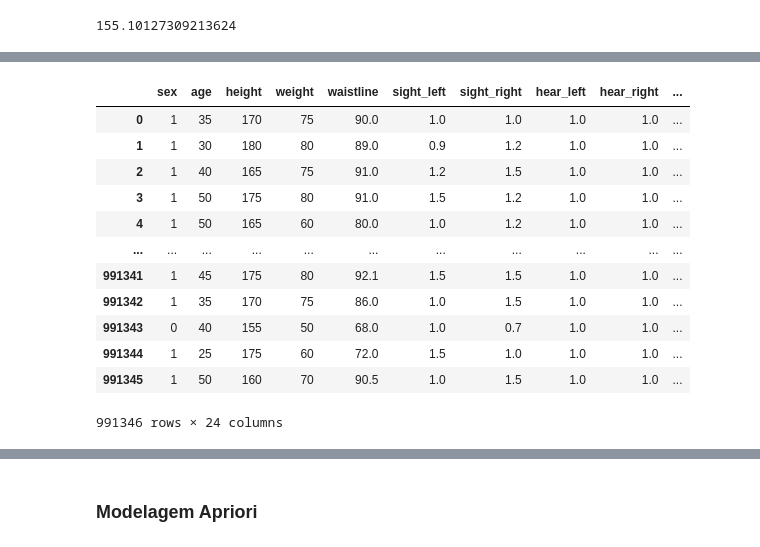
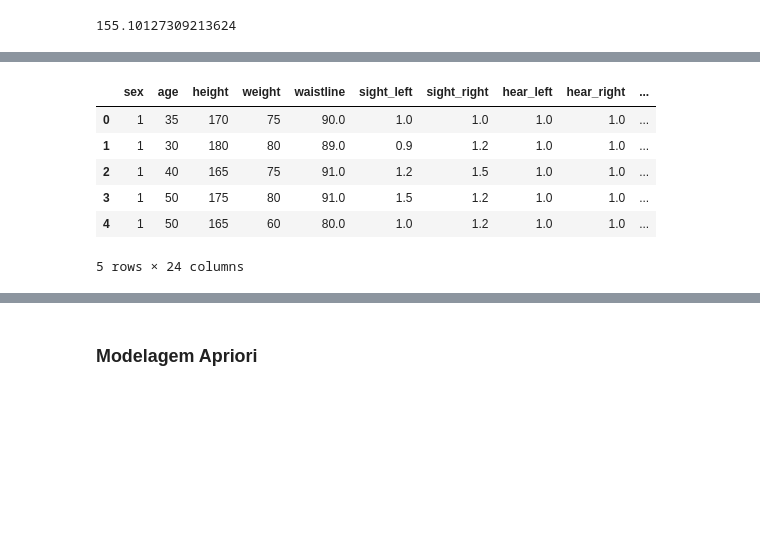
Before and after one commit to FelipeMMMendes/ProjectMI, a Jupyter notebook: scripts/trabalhoMI.ipynb, the cells around one changed output, grey strips where cells are left out. Drawn from its saved outputs; the diff is of its cells as text; code cells hidden in the pictures; blank space fills up the shorter version.

```diff
--- a/scripts/trabalhoMI.ipynb
+++ b/scripts/trabalhoMI.ipynb
@@ -74,19 +78,16 @@ df_normalized['sex'] = df_normalized['sex'].map({'Male': 1, 'Female': 0})
 # %%
 #vamos normalizar a coluna DRK_YN, fazendo com que Y = 1 e N = 0
 df_normalized['DRK_YN'] = df_normalized['DRK_YN'].map({'Y': 1, 'N': 0})
+# %%
+#vamos normalizar tambem a coluna SMK_stat_type_cd, fazendo com que 1 vire 0 e 2 e 3 virem 1
+df_normalized['SMK_stat_type_cd'] = df_normalized['SMK_stat_type_cd'].map({1: 0, 2: 1, 3:1})
 # %%
-df_normalized
+df_normalized.head(5)
 # %% [output]
 |  | sex | age | height | weight | waistline | sight_left | sight_right | hear_left | hear_right | ... |
 | 0 | 1 | 35 | 170 | 75 | 90.0 | 1.0 | 1.0 | 1.0 | 1.0 | ... |
 | 1 | 1 | 30 | 180 | 80 | 89.0 | 0.9 | 1.2 | 1.0 | 1.0 | ... |
 | 2 | 1 | 40 | 165 | 75 | 91.0 | 1.2 | 1.5 | 1.0 | 1.0 | ... |
 | 3 | 1 | 50 | 175 | 80 | 91.0 | 1.5 | 1.2 | 1.0 | 1.0 | ... |
 | 4 | 1 | 50 | 165 | 60 | 80.0 | 1.0 | 1.2 | 1.0 | 1.0 | ... |
-| ... | ... | ... | ... | ... | ... | ... | ... | ... | ... | ... |
-| 991341 | 1 | 45 | 175 | 80 | 92.1 | 1.5 | 1.5 | 1.0 | 1.0 | ... |
-| 991342 | 1 | 35 | 170 | 75 | 86.0 | 1.0 | 1.5 | 1.0 | 1.0 | ... |
-| 991343 | 0 | 40 | 155 | 50 | 68.0 | 1.0 | 0.7 | 1.0 | 1.0 | ... |
-| 991344 | 1 | 25 | 175 | 60 | 72.0 | 1.5 | 1.0 | 1.0 | 1.0 | ... |
-| 991345 | 1 | 50 | 160 | 70 | 90.5 | 1.0 | 1.5 | 1.0 | 1.0 | ... |
-991346 rows × 24 columns
+5 rows × 24 columns
```
Also changed, not shown: parts of 13 cells of this notebook, 1 other file.
